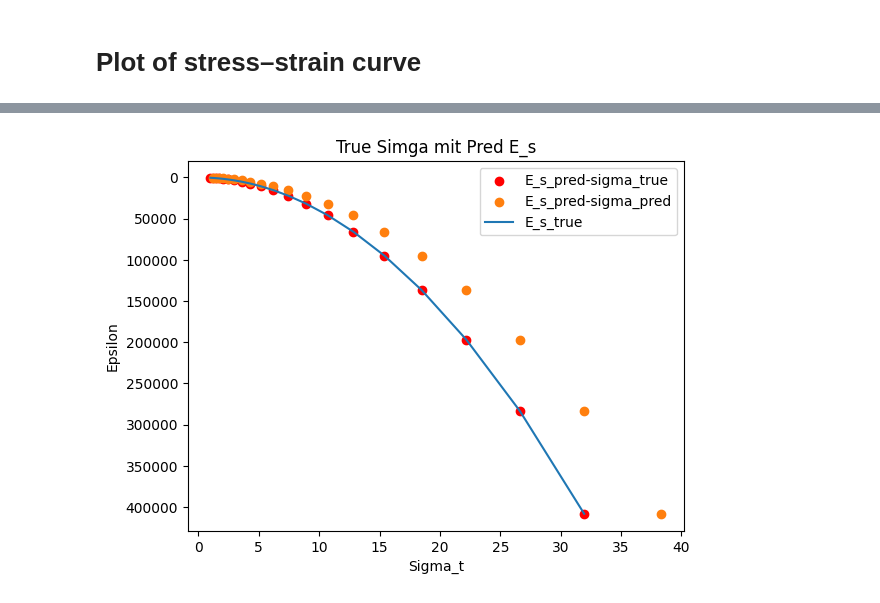
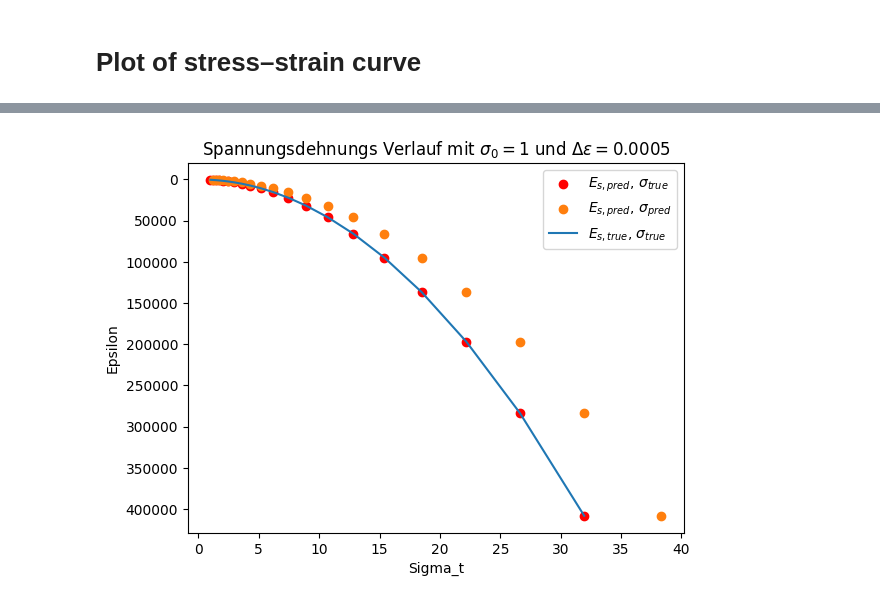
Before and after one commit to BesT1CooKie1/nn_oedometer, a Jupyter notebook: 02_oedometer_pina.ipynb, the cells around one changed output, grey strips where cells are left out. Cells and saved outputs as stored; diff of their text form; code cells hidden in the pictures.

```diff
--- a/02_oedometer_pina.ipynb
+++ b/02_oedometer_pina.ipynb
@@ -267,14 +267,14 @@ def plot_result(iterations=20, start_sigma=1, delta_epsilon=0.0005):
             sigma_pred.append(sigma_t)
 
     # Plot der Losskurve
-    plt.scatter(sigma_true, e_s_pred, label='E_s_pred-sigma_true').set_color("red")
-    plt.scatter(sigma_pred, e_s_pred, label='E_s_pred-sigma_pred')
-    plt.plot(sigma_true, e_s_true_plot, label='E_s_true')
+    plt.scatter(sigma_true, e_s_pred, label='$E_{s,pred}$, $\sigma_{true}$').set_color("red")
+    plt.scatter(sigma_pred, e_s_pred, label='$E_{s,pred}$, $\sigma_{pred}$')
+    plt.plot(sigma_true, e_s_true_plot, label='$E_{s,true}$, $\sigma_{true}$')
 
     plt.gca().invert_yaxis()
     plt.xlabel('Sigma_t')
     plt.ylabel('Epsilon')
-    plt.title('True Simga mit Pred E_s')
+    plt.title(f'Spannungsdehnungs Verlauf mit $\sigma_0={start_sigma}$ und $\Delta\epsilon=0.0005$')
     plt.legend()
     plt.show()
 plot_result()
@@ -282 +297 @@ plot_result()
-[figure, old version]
+[figure, new version]
```
Also changed, not shown: parts of 6 cells of this notebook, 5 other files.
